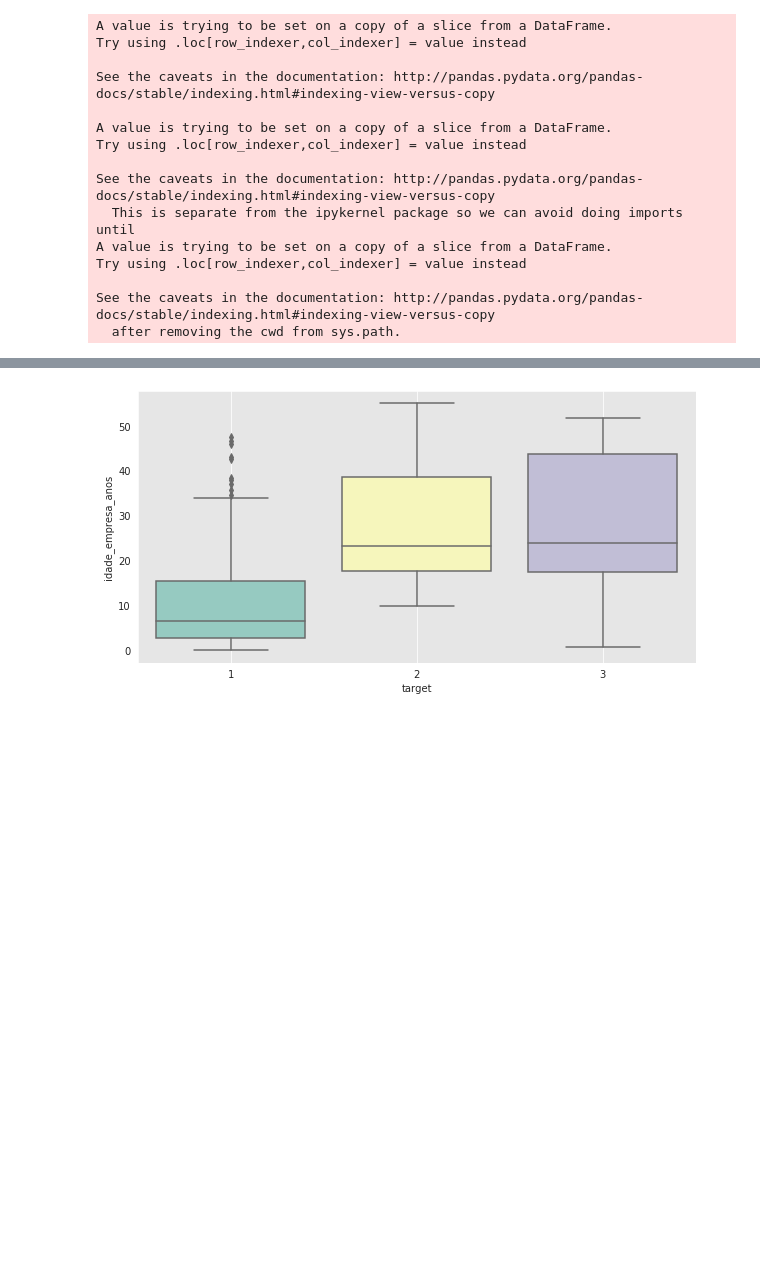
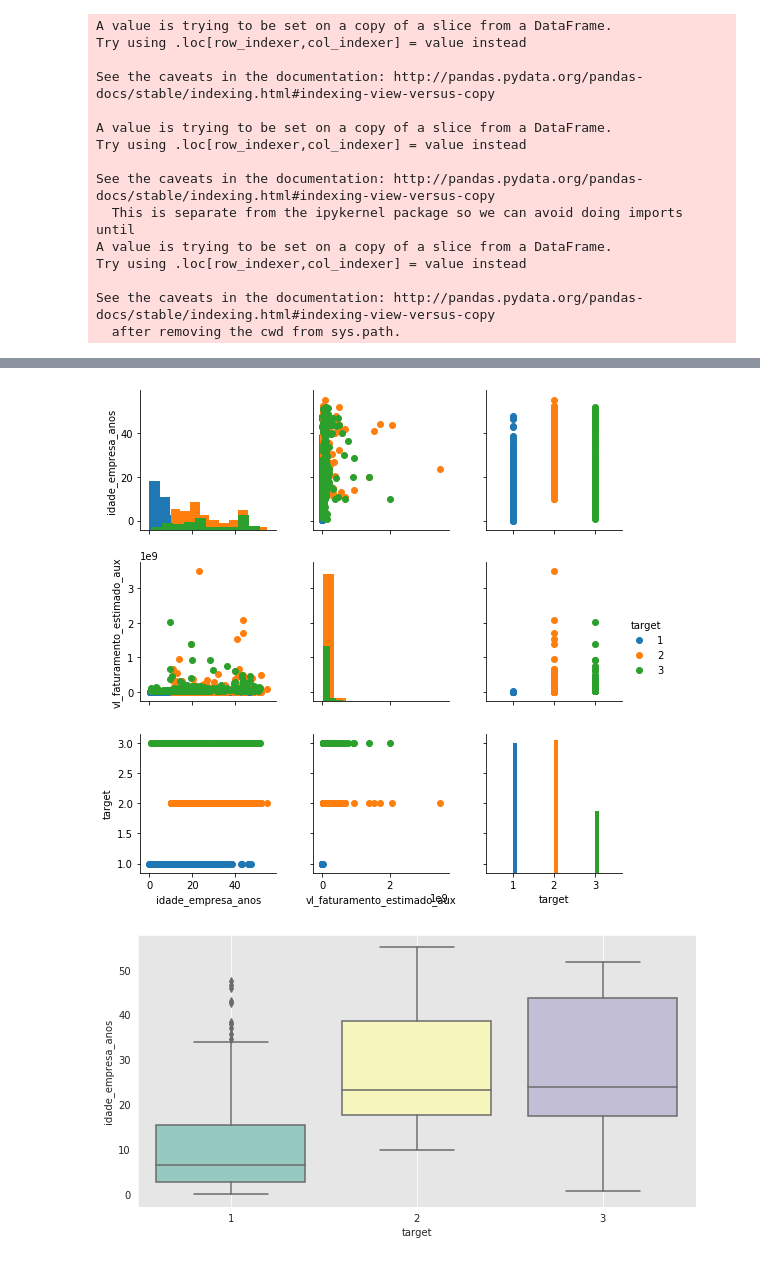
Before and after one commit to codenation-dev/squad-2-ad-data-science-banco-inter-1, a Jupyter notebook: notebooks/analise_db.ipynb, the cells around one changed output, grey strips where cells are left out. Cells and saved outputs as stored; diff of their text form; code cells hidden in the pictures; blank space fills up the shorter version.

```diff
--- a/notebooks/analise_db.ipynb
+++ b/notebooks/analise_db.ipynb
@@ -182,6 +184,13 @@ df_filt.head()
 | 2 | a95d6f30bba445bd3d6b0c5b36f865b38... | True | EMPRESARIO INDIVIDUAL | MA | NORTE MARANHENSE | COMERCIO VAREJISTA | COMERCIO | ... |
 | 3 | 6cb309685cea0b6d2988818792ec2e6fc... | True | EMPRESARIO INDIVIDUAL | RN | OESTE POTIGUAR | COMERCIO VAREJISTA | COMERCIO | ... |
 | 4 | f72aa7fa6787b0a5a1c88885b6120850d... | True | SOCIEDADE EMPRESARIA LIMITADA | RN | LESTE POTIGUAR | COMERCIO VAREJISTA | COMERCIO | ... |
+# %%
+g=sns.PairGrid(df_filt[['idade_empresa_anos','vl_faturamento_estimado_aux','target']],hue = 'target')
+g = g.map_diag(plt.hist)
+g = g.map_offdiag(plt.scatter)
+g = g.add_legend()
+# %% [output]
+[figure, added]
 # %%
 plt.figure(figsize = (10,5))
 sns.set_style("darkgrid", {"axes.facecolor": ".9"})
```
Also changed, not shown: parts of 6 cells of this notebook, 1 other file.
